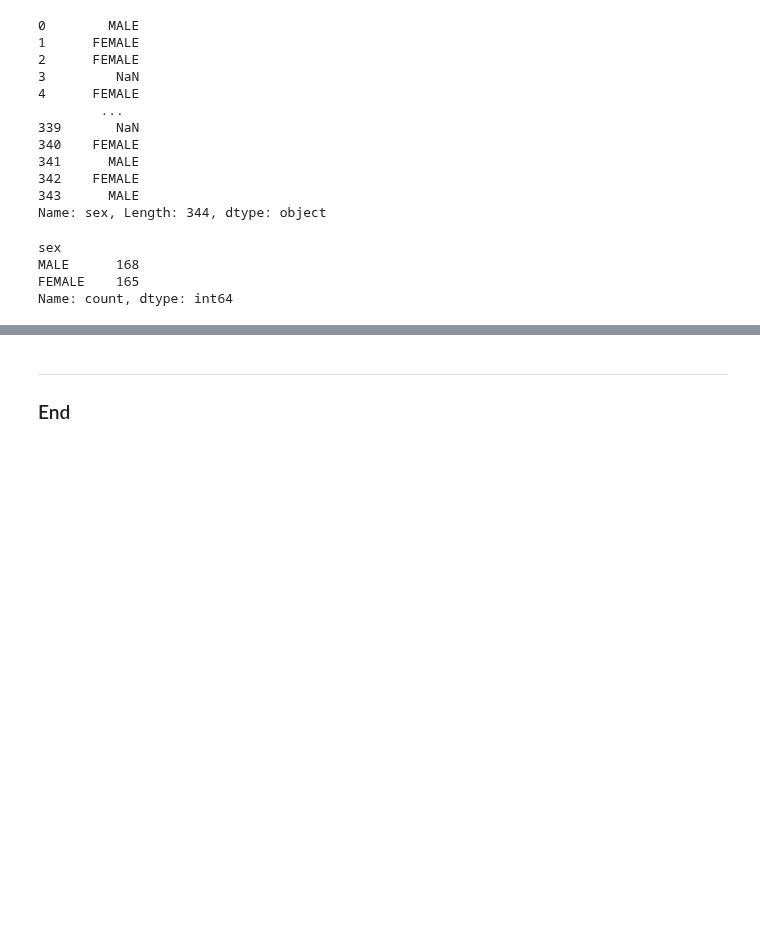
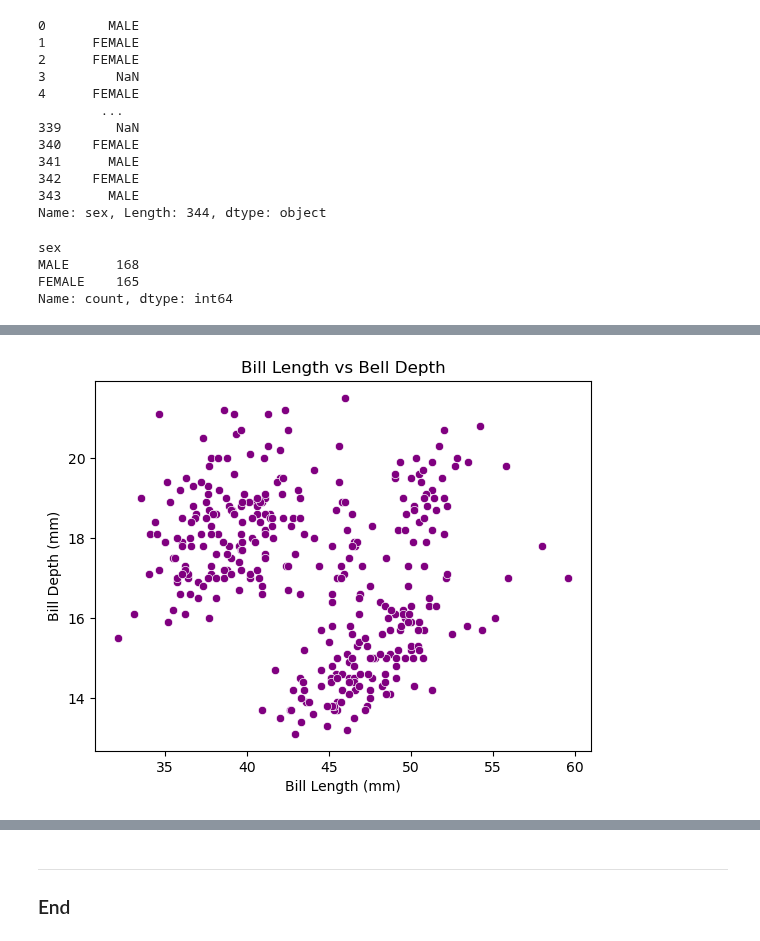
Before and after one commit to briannemcgrath/Principles-of-Data-Analytics, a Jupyter notebook: penguins.ipynb, the cells around one changed output, grey strips where cells are left out. Saved outputs shown, nothing was run; the diff lists cells and outputs as text; code cells hidden in the pictures; blank space fills up the shorter version.

Commit message:
Added graphs and looked at different variables to compare

```diff
--- a/penguins.ipynb
+++ b/penguins.ipynb
@@ -131,0 +145,9 @@ $\sum_{i=0}^{n-1} i$
+# %%
+#Scatter plot for bill length and depth - to assess if there is a correlation between the two.
+sns.scatterplot(x='bill_length_mm', y='bill_depth_mm', data=df, color='purple')
+plt.title('Bill Length vs Bell Depth')
+plt.xlabel('Bill Length (mm)')
+plt.ylabel('Bill Depth (mm)')
+plt.show()
+# %% [output]
+[figure, added]
```
Also changed, not shown: parts of 16 cells of this notebook, 2 other files.
